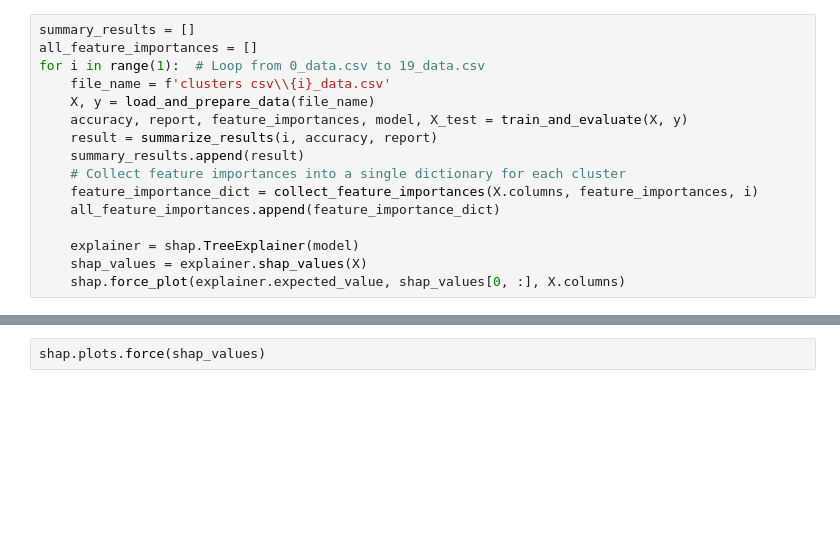
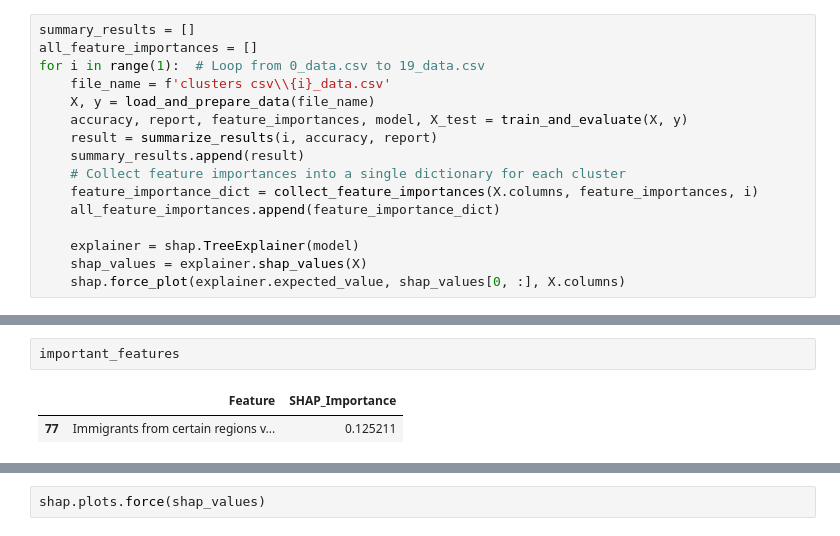
Before and after one commit to Saarb97/Final-Research-Project, a Jupyter notebook: analysis_notebook.ipynb, the cells around one changed output, grey strips where cells are left out. Drawn from its saved outputs; the diff is of its cells as text; blank space fills up the shorter version.

```diff
--- a/analysis_notebook.ipynb
+++ b/analysis_notebook.ipynb
@@ -151 +159,6 @@ Feature 83: Emotional openness and communication styles across different groups
+# %%
+important_features
+# %% [output]
+|  | Feature | SHAP_Importance |
+| 77 | Immigrants from certain regions v... | 0.125211 |
 # %%
```
Also changed, not shown: parts of 15 cells of this notebook, 43 other files.
